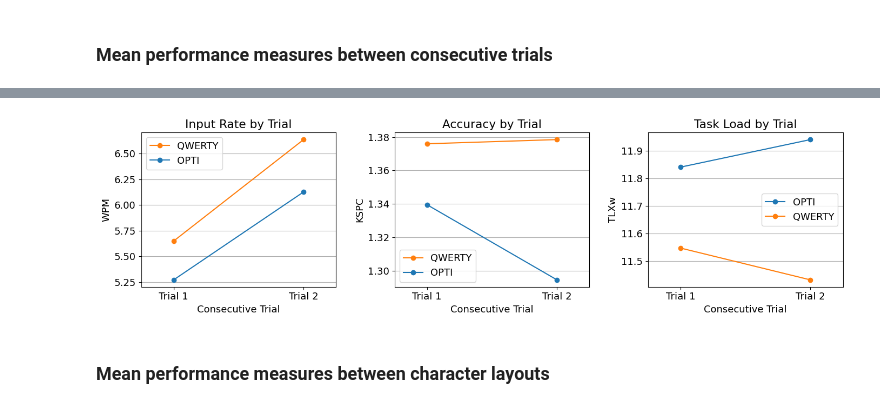
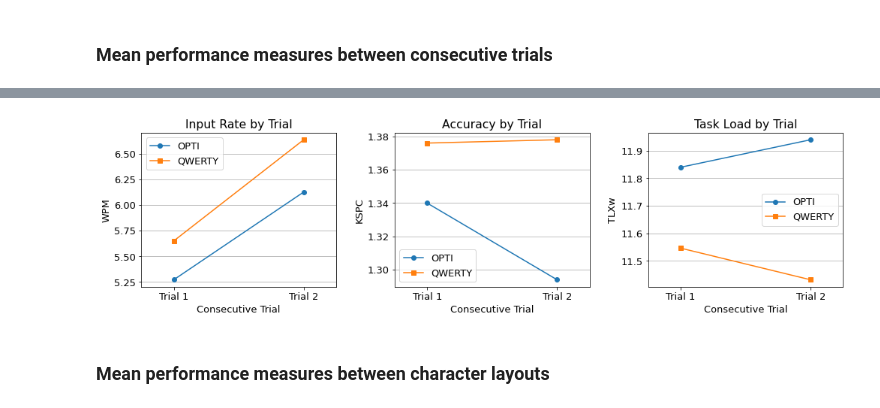
Before and after one commit to bromanoff/TipTopTyping, a Jupyter notebook: analysis/plots/plots.ipynb, the cells around one changed output, grey strips where cells are left out. Saved outputs shown, nothing was run; the diff lists cells and outputs as text; code cells hidden in the pictures.

```diff
--- a/analysis/plots/plots.ipynb
+++ b/analysis/plots/plots.ipynb
@@ -25,6 +25,8 @@ for i in range(len(df)):
     else:
         df.at[i, "Trial"] = 2
 
+df["Trial"] = df["Trial"].astype(int)
+
 df.head()
 # %% [output]
 |  | Participant | sortID | Condition | Mobile Scenario | Layout | Run | Trial | Time needed (s) | ... |
@@ -133,5 +134,8 @@ plt.show()
 ### Mean performance measures between mobile conditions
 # %%
 mobile_pivot = df.pivot_table(index='Mobile Scenario', columns='Layout', values=['WPM', 'KSPC', 'TLXw'], aggfunc='mean')
+mobile_pivot = mobile_pivot.round(3)
+print(mobile_pivot.to_latex())
+
 mobile_pivot.head()
 # %% [output]
@@ -143,9 +157,7 @@ mobile_pivot.head()
 # %%
 fig, axes = plt.subplots(nrows=1, ncols=3, figsize=(14, 4))
 
-# Iterate through each value item ('WPM', 'KSPC', 'TLXw')
 for i, value_item in enumerate(['WPM', 'KSPC', 'TLXw']):
-    # Plot lines for each Layout
     mobile_pivot[value_item].plot(kind='line', ax=axes[i], marker='o', linestyle='-')
 
     axes[i].set_title(f'{title_keywords[i]} by Mobility Scenario')
@@ -164,8 +176,11 @@ for i, value_item in enumerate(['WPM', 'KSPC', 'TLXw']):
     axes[i].legend(title=None)
 
 # Adjustments
-axes[0].legend(reverse=True)
-axes[1].legend(reverse=True)
+for ax in axes:
+    ax.lines[1].set_marker('s')
+    ax.legend().legendHandles[1].set_linestyle('-')
+# axes[0].legend(reverse=True)
+# axes[1].legend(reverse=True)
 axes[2].set_ylabel("TLX Score (1-20)")
 plt.tight_layout()
 plt.subplots_adjust(wspace=0.3)
@@ -218,6 +234,12 @@ No artists with labels found to put in legend.  Note that artists whose label st
 # %% [markdown]
 ### Mean performance measures between consecutive trials
 # %%
+import jinja2
+
 layout_trial_eval = df.groupby(['Layout', 'Trial'])[['WPM', 'KSPC', 'TLXw']].mean()
+layout_trial_eval = layout_trial_eval.round(3)
+
+print(layout_trial_eval.to_latex())
+
 layout_trial_eval.head()
 # %% [output]
@@ -236,36 +269,39 @@ for i, value_item in enumerate(['WPM', 'KSPC', 'TLXw']):
         axes[i].plot(layout_trial_eval[value_item][layout], marker='o', linestyle='-', label=layout) # Plot lines for each Layout
 
         # # dot annotations
         # y_values = round(layout_trial_eval[value_item][layout], 2)
         # x_values = 1,2
         # for x, y in zip(x_values, y_values):
         #     axes[i].annotate(f'({y})', (x, y))
 
     axes[i].set_title(f'{title_keywords[i]} by Trial')
     axes[i].set_xlabel('Consecutive Trial')
     axes[i].set_ylabel(value_item)
 
     x_values = 1,2
     x_labels = ["Trial 1", "Trial 2"]
     axes[i].set_xticks(x_values)
     axes[i].set_xticklabels(x_labels)
 
     axes[i].legend()
     axes[i].grid(axis='y')
 
     # Set x-axis limits
     axes[i].set_xlim(x_values[0] - 0.25, x_values[-1] + 0.25)
 
 # Adjustments
-axes[0].legend(reverse=True)
-axes[1].legend(reverse=True)
+for ax in axes:
+    ax.lines[1].set_marker('s')
+    ax.legend().legendHandles[1].set_linestyle('-')
+# axes[0].legend(reverse=True)
+# axes[1].legend(reverse=True)
 plt.tight_layout()
 plt.subplots_adjust(wspace=0.3)
 
 # Show the plot
 plt.show()
 # %% [output]
-[figure, old version]
+[figure, new version]
 # %% [markdown]
 ### Mean performance measures between character layouts
 # %%
```
Also changed, not shown: parts of 15 cells of this notebook, 2 other files.
